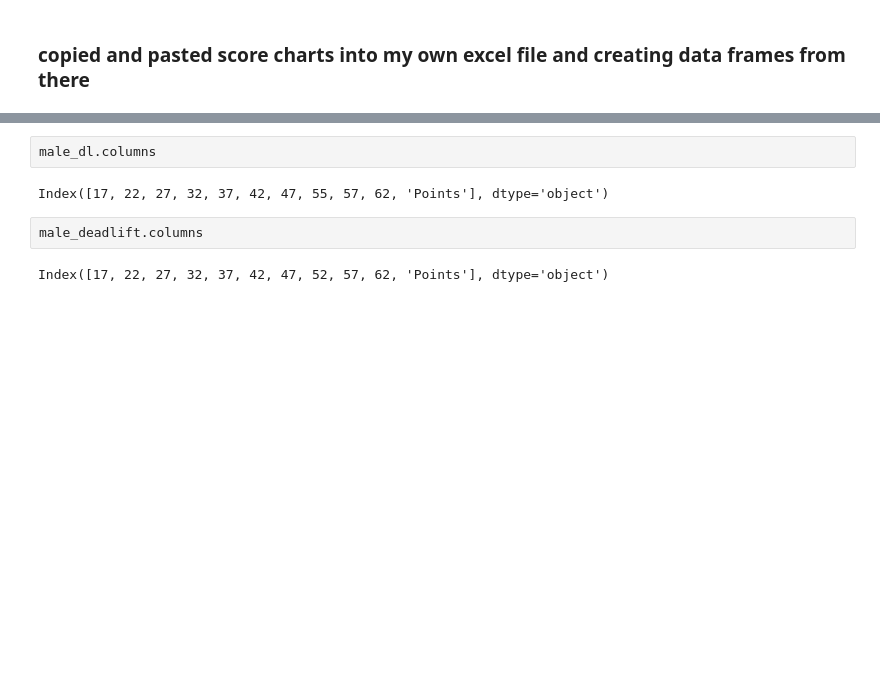
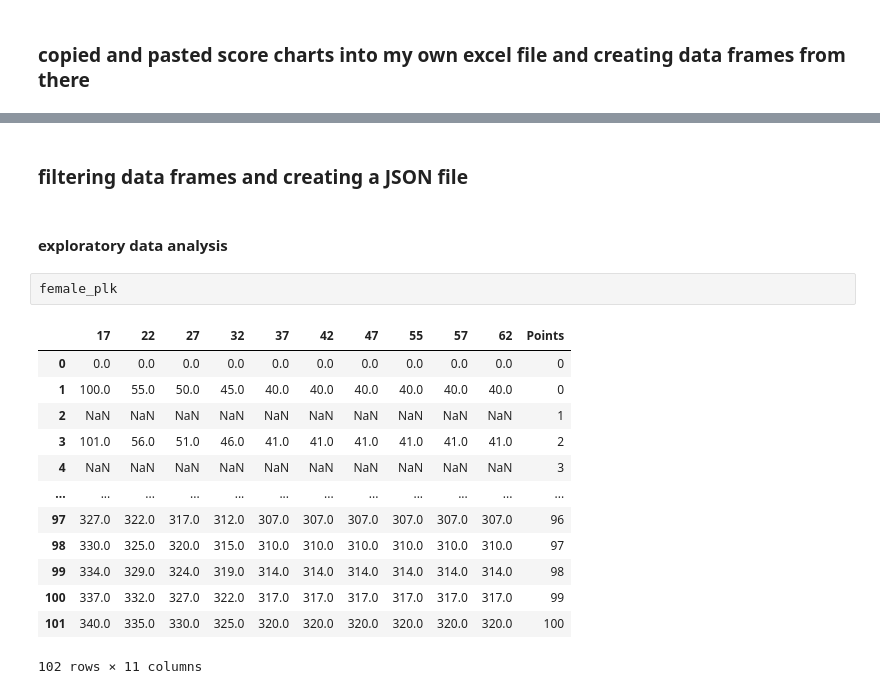
Before and after one commit to gitrichardvargas/data_cleaning_ACFT, a Jupyter notebook: acft.ipynb, the cells around one changed output, grey strips where cells are left out. Cells and saved outputs as stored; diff of their text form; blank space fills up the shorter version.

```diff
--- a/acft.ipynb
+++ b/acft.ipynb
@@ -189,11 +121,23 @@ my_score = {
 get_acft_score(my_score)
 # %% [output]
 91
-# %%
-male_dl.columns
-# %% [output]
-Index([17, 22, 27, 32, 37, 42, 47, 55, 57, 62, 'Points'], dtype='object')
-# %%
-male_deadlift.columns
-# %% [output]
-Index([17, 22, 27, 32, 37, 42, 47, 52, 57, 62, 'Points'], dtype='object')
+# %% [markdown]
+### filtering data frames and creating a JSON file
+# %% [markdown]
+#### exploratory data analysis
+# %%
+female_plk
+# %% [output]
+|  | 17 | 22 | 27 | 32 | 37 | 42 | 47 | 55 | 57 | 62 | Points |
+| 0 | 0.0 | 0.0 | 0.0 | 0.0 | 0.0 | 0.0 | 0.0 | 0.0 | 0.0 | 0.0 | 0 |
+| 1 | 100.0 | 55.0 | 50.0 | 45.0 | 40.0 | 40.0 | 40.0 | 40.0 | 40.0 | 40.0 | 0 |
+| 2 | NaN | NaN | NaN | NaN | NaN | NaN | NaN | NaN | NaN | NaN | 1 |
+| 3 | 101.0 | 56.0 | 51.0 | 46.0 | 41.0 | 41.0 | 41.0 | 41.0 | 41.0 | 41.0 | 2 |
+| 4 | NaN | NaN | NaN | NaN | NaN | NaN | NaN | NaN | NaN | NaN | 3 |
+| ... | ... | ... | ... | ... | ... | ... | ... | ... | ... | ... | ... |
+| 97 | 327.0 | 322.0 | 317.0 | 312.0 | 307.0 | 307.0 | 307.0 | 307.0 | 307.0 | 307.0 | 96 |
+| 98 | 330.0 | 325.0 | 320.0 | 315.0 | 310.0 | 310.0 | 310.0 | 310.0 | 310.0 | 310.0 | 97 |
+| 99 | 334.0 | 329.0 | 324.0 | 319.0 | 314.0 | 314.0 | 314.0 | 314.0 | 314.0 | 314.0 | 98 |
+| 100 | 337.0 | 332.0 | 327.0 | 322.0 | 317.0 | 317.0 | 317.0 | 317.0 | 317.0 | 317.0 | 99 |
+| 101 | 340.0 | 335.0 | 330.0 | 325.0 | 320.0 | 320.0 | 320.0 | 320.0 | 320.0 | 320.0 | 100 |
+102 rows × 11 columns
```
Also changed, not shown: parts of 7 cells of this notebook.
